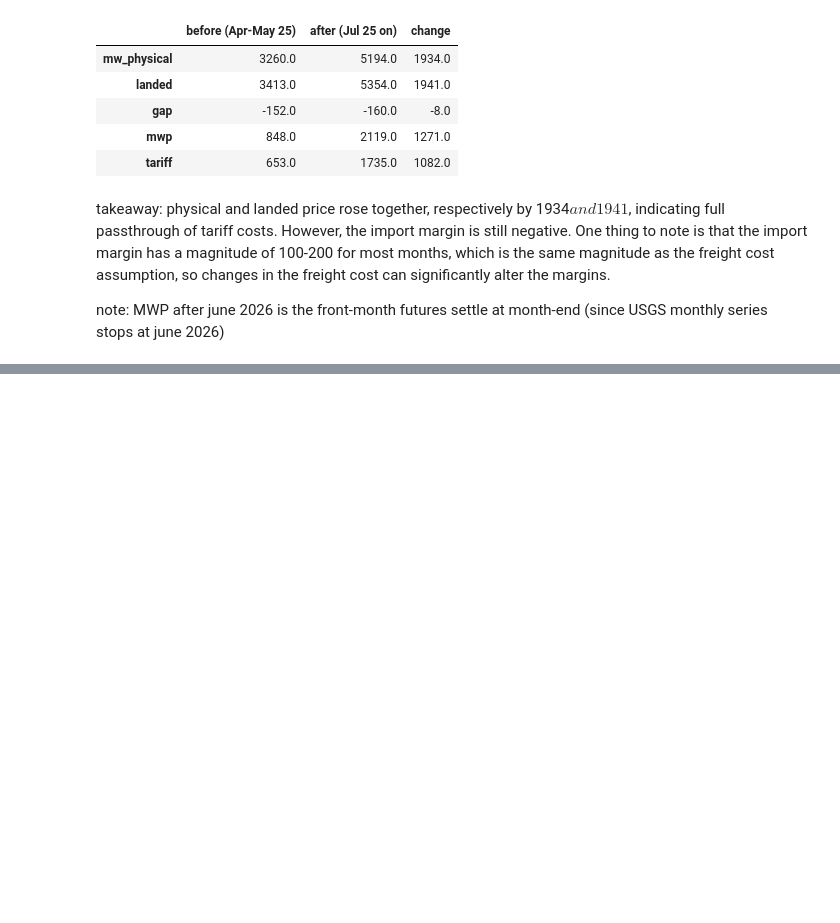
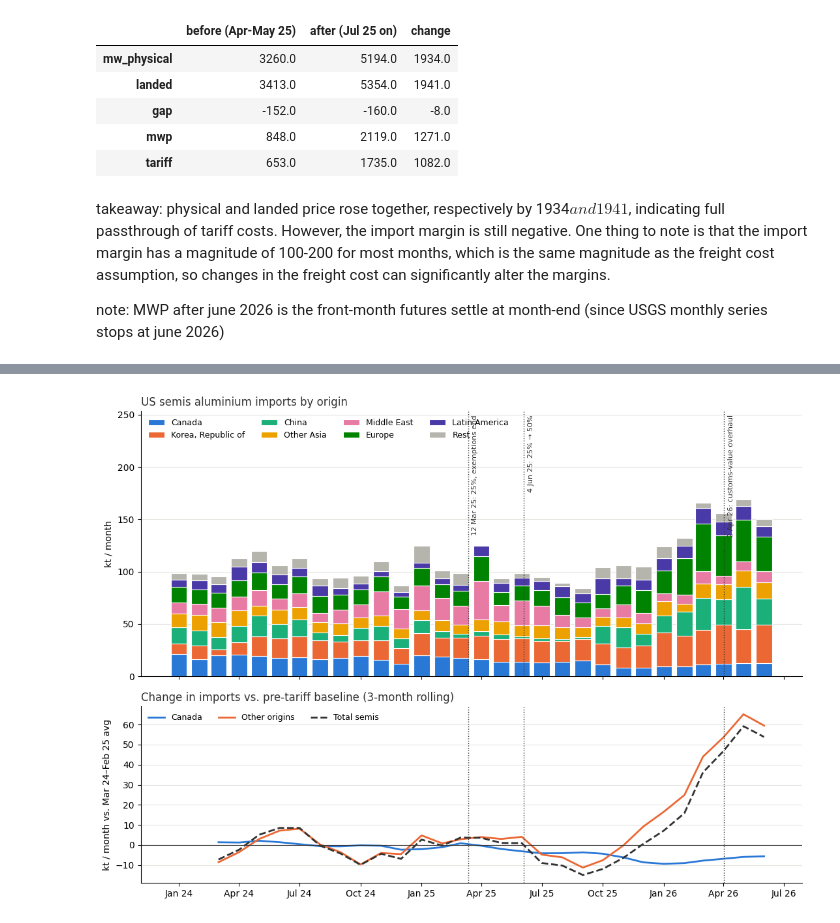
Before and after one commit to ricardo-sonda/al-mwp, a Jupyter notebook: notebook.ipynb, the cells around one changed output, grey strips where cells are left out. Drawn from its saved outputs; the diff is of its cells as text; code cells hidden in the pictures; blank space fills up the shorter version.

```diff
--- a/notebook.ipynb
+++ b/notebook.ipynb
@@ -113,0 +269,80 @@ note: MWP after june 2026 is the front-month futures settle at month-end (since
+# %%
+# US semis and scrap imports by origin, same layout as the crude chart
+# Semis are fragmented (~20 origins at 1-3% each), so beyond the three largest suppliers they are grouped by region.
+# Scrap is almost all Canada + Mexico. "Other" is USGS's own unallocated bucket.
+REGIONS = {
+    "Other Asia":     ["Japan", "Taiwan", "Hong Kong", "Thailand", "Vietnam", "Indonesia", "Malaysia", "India"],
+    "Middle East":    ["Oman", "Saudi Arabia", "Bahrain", "United Arab Emirates", "Qatar", "Turkey", "Azerbaijan"],
+    "Europe":         ["Germany", "Greece", "Austria", "Belgium", "Sweden", "Spain", "United Kingdom", "Switzerland",
+                       "Italy", "France", "Netherlands", "Norway", "Romania", "Poland", "Russia"],
+    "Latin America":  ["Mexico", "Brazil", "Argentina", "Chile", "Colombia", "Costa Rica", "Ecuador",
+                       "Guatemala", "Honduras", "Panama"],
+}
+PRODUCTS = {"semis_t": ("Semis", ["Canada", "Korea, Republic of", "China"], True),   # (label, named origins, group the rest by region)
+            "scrap_t": ("Scrap", ["Canada", "Mexico"], False)}
+
+# One colour per series across both figures; Canada keeps the blue it has in the crude chart.
+# Mexico shares Latin America's colour since it is the bulk of that group.
+COUNTRY_COLORS = {"Canada": "#2a78d6", "Korea, Republic of": "#eb6834", "China": "#1baf7a",
+                  "Other Asia": "#eda100", "Middle East": "#e87ba4", "Europe": "#008300",
+                  "Latin America": "#4a3aa7", "Mexico": "#4a3aa7", "Rest": "#b5b4ad"}
+
+product_tables = {}
+for col, (label, named, by_region) in PRODUCTS.items():
+    by_country = (imports[imports["country"] != "Total"]
+                  .pivot_table(index="date", columns="country", values=col, aggfunc="sum").fillna(0))
+    total_p = imports[imports["country"] == "Total"].set_index("date")[col]
+    fl = by_country[named].copy()
+    if by_region:
+        for region, members in REGIONS.items():
+            fl[region] = by_country[[m for m in members if m in by_country and m not in named]].sum(axis=1)
+    # Residual so the stack equals the reported total. Clipped at 0: in Apr 2025 (derived from YTD differences)
+    # the semis country rows sum to ~25 kt more than the reported total, which would give a negative bar.
+    fl["Rest"] = (total_p - fl.sum(axis=1)).clip(lower=0)
+    fl = fl.loc["2024-01-01":] / 1e3        # kt
+
+    fig, (ax1, ax2) = plt.subplots(2, 1, figsize=(11, 8), sharex=True,
+                                   gridspec_kw={"height_ratios": [3, 2]})
+    bottom = pd.Series(0.0, index=fl.index)
+    for c in fl.columns:
+        ax1.bar(fl.index, fl[c], bottom=bottom, width=24, color=COUNTRY_COLORS[c],
+                edgecolor="white", linewidth=0.8, label=c)
+        bottom += fl[c]
+    ax1.set_ylabel("kt / month")
+    ax1.set_title(f"US {label.lower()} aluminium imports by origin", loc="left", color=INK)
+    ax1.set_ylim(0, fl.sum(axis=1).max() * 1.5)
+    ax1.legend(loc="upper left", frameon=False, fontsize=9, ncol=4)
+
+    # Change vs. pre-tariff baseline (12 months to Feb 2025), 3-month rolling, in kt
+    g = pd.DataFrame({"Canada": fl["Canada"], "Other origins": fl.drop(columns="Canada").sum(axis=1)})
+    g[f"Total {label.lower()}"] = g.sum(axis=1)
+    chg = g.rolling(3).mean() - g.loc["2024-03-01":"2025-02-01"].mean()
+    for c, color, ls in zip(chg.columns, [BLUE, ORANGE, INK], ["-", "-", "--"]):
+        ax2.plot(chg.index, chg[c], color=color, lw=2, ls=ls, label=c)
+    ax2.axhline(0, color=INK, lw=0.8)
+    ax2.set_ylabel("kt / month vs. Mar 24–Feb 25 avg")
+    ax2.set_title("Change in imports vs. pre-tariff baseline (3-month rolling)", loc="left", color=INK)
+    ax2.legend(loc="upper left", frameon=False, fontsize=9, ncol=3)
+
+    for ax in (ax1, ax2):
+        for d in EVENTS:
+            ax.axvline(d, color=INK, lw=1, ls=":")
+        ax.grid(axis="y", color="#e5e5e0", lw=0.8)
+        ax.set_axisbelow(True)
+        ax.spines[["top", "right"]].set_visible(False)
+    for d, txt in EVENTS.items():
+        ax1.annotate(txt, xy=(d, ax1.get_ylim()[1]), xytext=(4, -4), textcoords="offset points",
+                     fontsize=8, color=INK, rotation=90, va="top")
+    ax2.xaxis.set_major_formatter(mdates.DateFormatter("%b %y"))
+    fig.tight_layout()
+    plt.show()
+
+    t = fl.assign(**{"Total": fl.sum(axis=1)})
+    product_tables[label] = pd.DataFrame({k: t.loc[a:b].mean() for k, (a, b) in WINDOWS.items()})
+
+# Average monthly imports (kt) by origin in each tariff regime (same windows as the crude table)
+regimes_sp = pd.concat(product_tables).round(1)
+regimes_sp["50% vs. baseline (kt)"] = (regimes_sp["Jul 25–Mar 26 (50%)"] - regimes_sp["Mar 24–Feb 25 (Canada 0%)"]).round(1)
+regimes_sp
+# %% [output]
+[figure, added]
```
Also changed, not shown: parts of 7 cells of this notebook, 1 other file.
